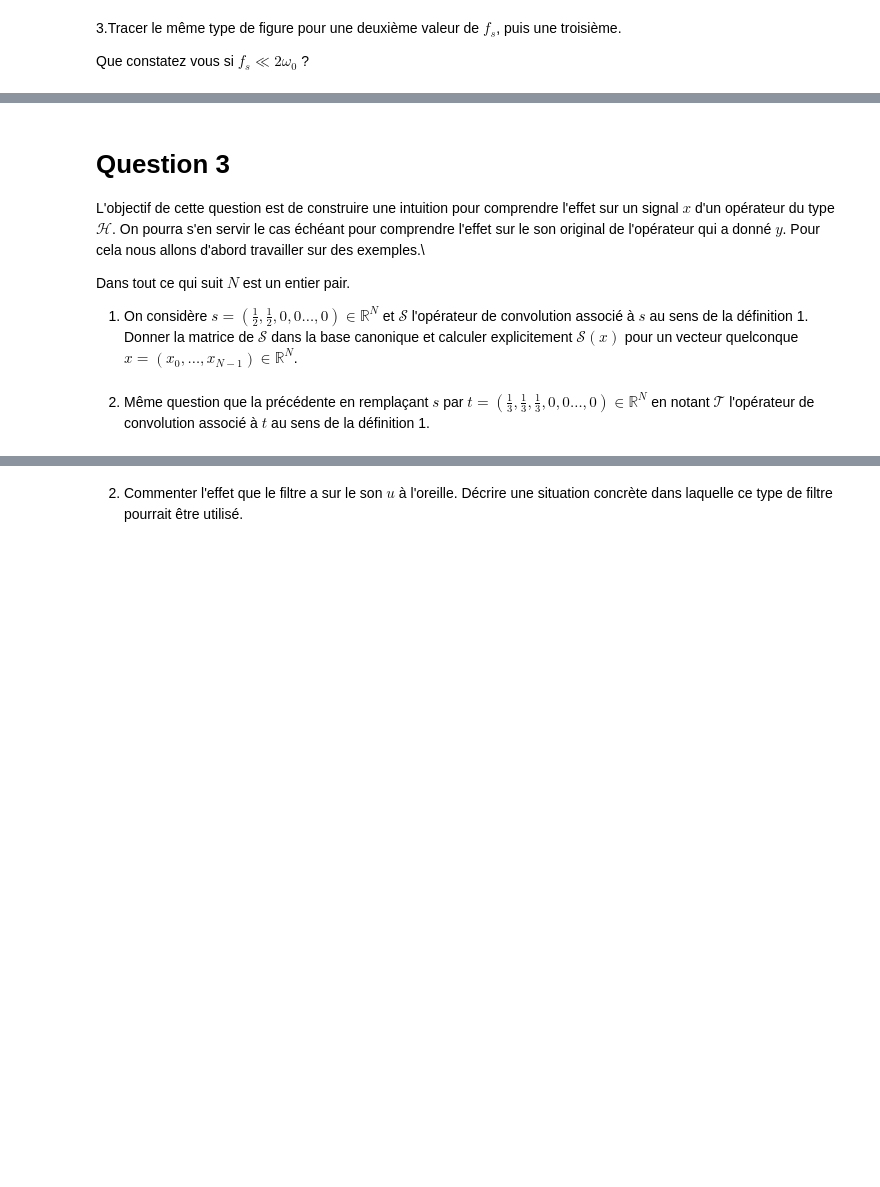
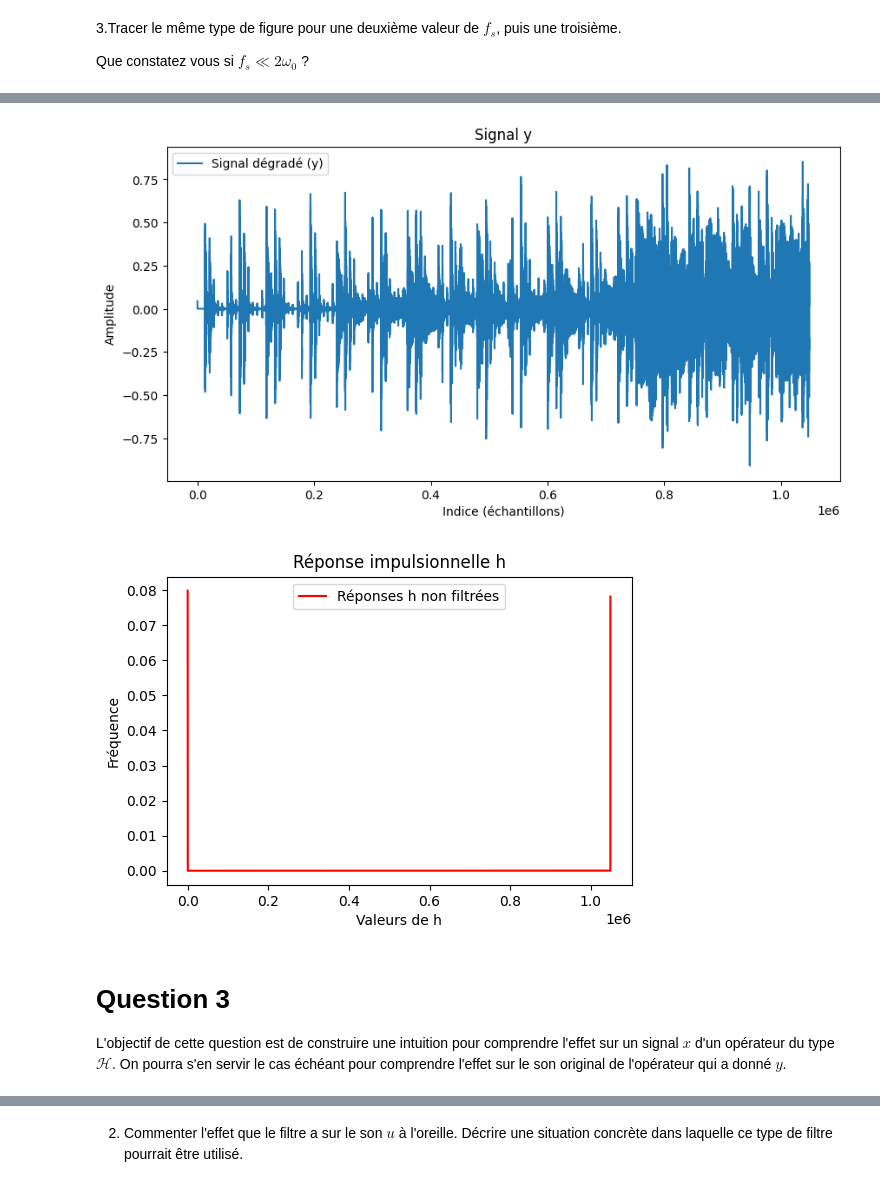
Before and after one commit to wikolyya/projet_deconvolution_VALV, a Jupyter notebook: Projet_Deconvolution_NoteBook_UE Modelisation EADS.ipynb, the cells around one changed output, grey strips where cells are left out. Saved outputs shown, nothing was run; the diff lists cells and outputs as text; code cells hidden in the pictures; blank space fills up the shorter version.

```diff
--- a/Projet_Deconvolution_NoteBook_UE Modelisation EADS.ipynb
+++ b/Projet_Deconvolution_NoteBook_UE Modelisation EADS.ipynb
@@ -109,14 +86,65 @@ Que constatez vous si $f_s\ll 2\omega_0$ ?
 2. Transformer les données en vecteurs de type Numpy et les visualiser.
+# %%
+import scipy.io
+from scipy.io import wavfile
+
+def lecture_y():
+    "Lecture du fichier dégradé et affichage de la fréquence d'échantillonnage + données"
+    echantillonage_y, y = wavfile.read("y.wav")
+    return echantillonage_y, y
+
+def affichage_y():
+    "Test affichage"
+    print("Fréquence d'échantillonage :", echantillonage_y)
+    print("Taille des données :", len(y))
+
+def graph_y():
+    "Affichage graphique du signal y dégradé"
+    echantillonage_y, y = lecture_y()
+    h = lecture_h()
+    #Test d'affichage des deux fichiers
+    plt.figure(figsize=(10, 5))
+    plt.plot(y, label="Signal dégradé (y)")
+    plt.xlabel("Indice (échantillons)")
+    plt.ylabel("Amplitude")
+    plt.legend()
+    plt.title("Signal y")
+    plt.show()
+
+
+def lecture_h():
+    "Lecture du fichier texte h correspondant à la réponse impulsionnelle"
+    return np.loadtxt("h.txt")
+
+def affichage_h():
+    "Test d'affichage des première lignes de h et de la longueur du fichier "
+    h = lecture_h()
+    print("Longueur du fichier :", len(h))
+    print("Première lignes :", h[:10])
+    print("Type de h :", type(h))
+
+def graph_h():
+    "Affichage graphique de la réponse impulsionnelle h"
+    h = lecture_h()
+    #h_filtre = filtrer_h(h)  # Applique le filtrage
+    t = np.arange(len(h))  # Nouvelle échelle pour le graphique
+    plt.figure(figsize=(6, 4))
+    plt.plot(t, h, label="Réponses h non filtrées", color="red")
+    plt.xlabel("Valeurs de h")
+    plt.ylabel("Fréquence")
+    plt.title("Réponse impulsionnelle h")
+    plt.legend()
+    plt.show()
+
+
+# MAIN
+graph_y()
+graph_h()
+# %% [output]
+[figure, added]
+[figure, added]
 # %% [markdown]
 # Question 3
 
-L'objectif de cette question est de construire une intuition pour comprendre l'effet sur un signal $x$ d'un opérateur du type $\mathcal{H}$. On pourra s'en servir le cas échéant pour comprendre l'effet sur le son original de l'opérateur qui a donné $y$. Pour cela nous allons d'abord travailler sur des exemples.\\
-
-
-
-Dans tout ce qui suit $N$ est un entier pair.
-
-1. On considère $s=\left(\frac{1}{2},\frac{1}{2},0,0\dots,0\right)\in\mathbb{R}^N$ et $\mathcal{S}$ l'opérateur de convolution associé à $s$ au sens de la définition 1. Donner la matrice de $\mathcal{S}$ dans la base canonique et calculer explicitement $\mathcal{S}(x)$ pour un vecteur quelconque $x=(x_0,\dots,x_{N-1})\in\mathbb{R}^N$.
+L'objectif de cette question est de construire une intuition pour comprendre l'effet sur un signal $x$ d'un opérateur du type $\mathcal{H}$. On pourra s'en servir le cas échéant pour comprendre l'effet sur le son original de l'opérateur qui a donné $y$.
-# %% [markdown]
- 2. Même question que la précédente en remplaçant $s$ par $t=\left(\frac{1}{3},\frac{1}{3},\frac{1}{3},0,0\dots,0\right)\in\mathbb{R}^N$ en notant $\mathcal{T}$ l'opérateur de convolution associé à $t$ au sens de la définition 1.
 # %% [markdown]
```
Also changed, not shown: parts of 23 cells of this notebook.
